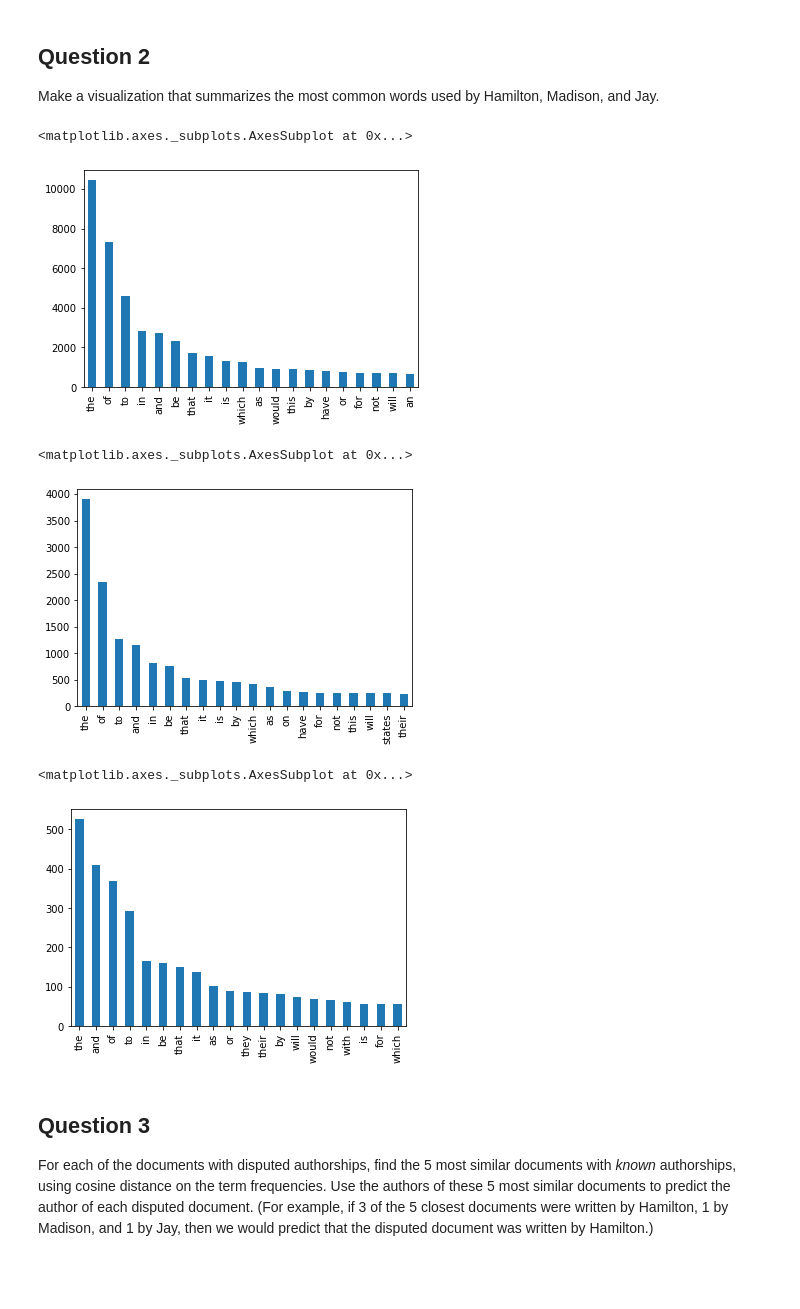
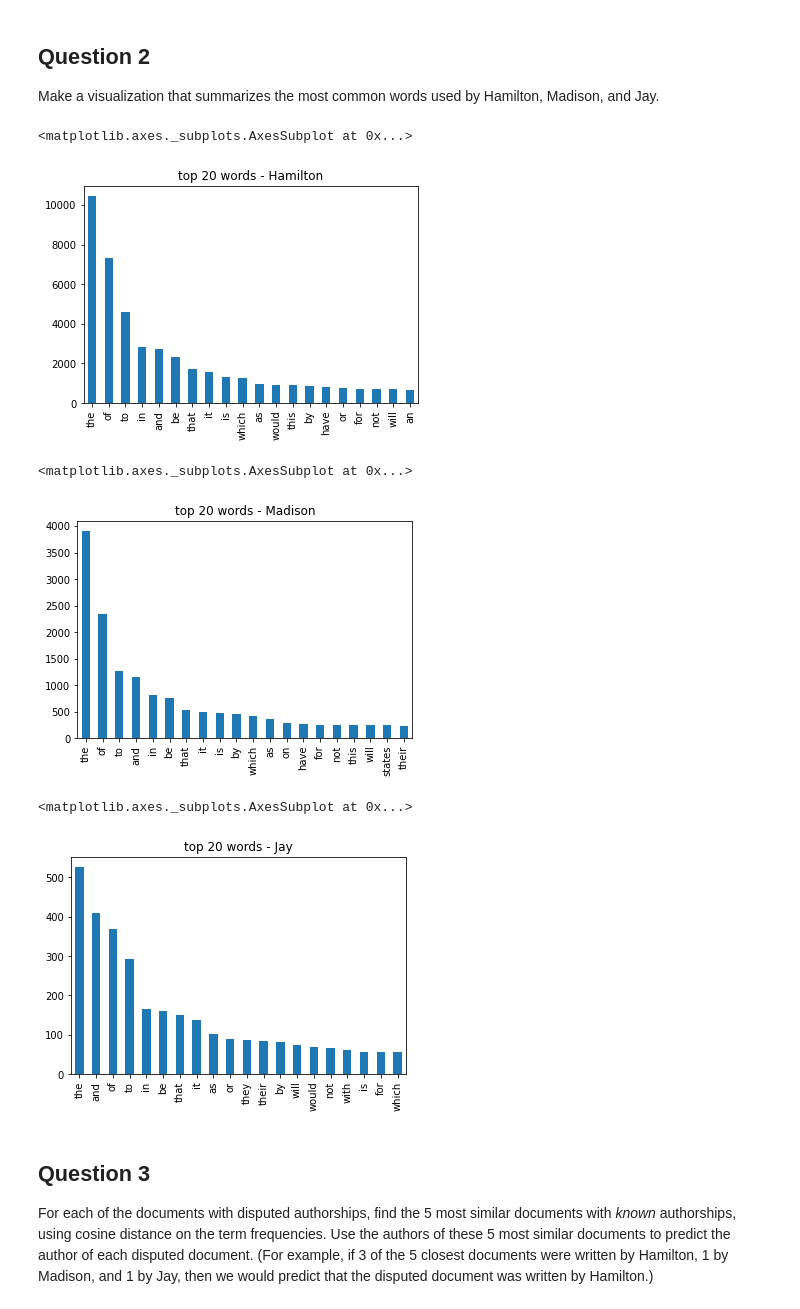
Before and after one commit to Cal-Poly-Data-301/lab-5-DylanC3, a Jupyter notebook: DATA_301_Lab_5_Dylan_Cho.ipynb, the cells around one changed output. Drawn from its saved outputs; the diff is of its cells as text; code cells hidden in the pictures; blank space fills up the shorter version.

```diff
--- a/DATA_301_Lab_5_Dylan_Cho.ipynb
+++ b/DATA_301_Lab_5_Dylan_Cho.ipynb
@@ -10,22 +10,7 @@ For 15 of the papers, however, the authorships remain disputed. (These papers ca
 import pandas as pd
 
 df_fed = pd.read_csv("https://dlsun.github.io/pods/data/federalist/authorship.csv")
-
-def author(a):
-  if pd.isnull(a) == True:
-    return "NA"
-  return a
-
-df_fed.Author = df_fed.Author.map(author)
-
-df_unknown = df_fed[df_fed.Author == "NA"] # df unknown has 15 unknown author
-NA_list = []
-for paper in df_unknown["Paper"]:
-  NA_list.append(paper)
+df_fed["Author"] = df_fed["Author"].fillna("NA")
-# %%
-df_fed.set_index("Paper")
-df_train = df_fed.drop(index=NA_list) # df train has 70 values of known authors -> unused so far
-# df_fed is all combined
 # %% [markdown]
 ## Question 1
 
@@ -75,30 +60,30 @@ Make a visualization that summarizes the most common words used by Hamilton, Mad
 # %%
 indices = []
 for index in df_fed[df_fed.Author == "Hamilton"].Paper:
   indices.append(index - 1) # index is 1 less than Paper number
 
-df_tf.loc[indices].sum(axis=0).sort_values(ascending=False).head(20).plot.bar() # top 20 visualization
+df_tf.loc[indices].sum(axis=0).sort_values(ascending=False).head(20).plot.bar(title="top 20 words - Hamilton") # top 20 visualization
 # %% [output]
 <matplotlib.axes._subplots.AxesSubplot at 0x...>
-[figure, old version]
+[figure, new version]
 # %%
 indices = []
 for index in df_fed[df_fed.Author == "Madison"].Paper:
   indices.append(index - 1) # index is 1 less than Paper number
 
-df_tf.loc[indices].sum(axis=0).sort_values(ascending=False).head(20).plot.bar() # top 20 visualization
+df_tf.loc[indices].sum(axis=0).sort_values(ascending=False).head(20).plot.bar(title="top 20 words - Madison") # top 20 visualization
 # %% [output]
 <matplotlib.axes._subplots.AxesSubplot at 0x...>
-[figure, old version]
+[figure, new version]
 # %%
 indices = []
 for index in df_fed[df_fed.Author == "Jay"].Paper:
   indices.append(index - 1) # index is 1 less than Paper number
 
-df_tf.loc[indices].sum(axis=0).sort_values(ascending=False).head(20).plot.bar() # top 20 visualization
+df_tf.loc[indices].sum(axis=0).sort_values(ascending=False).head(20).plot.bar(title="top 20 words - Jay") # top 20 visualization
 # %% [output]
 <matplotlib.axes._subplots.AxesSubplot at 0x...>
-[figure, old version]
+[figure, new version]
 # %% [markdown]
 ## Question 3
 
```
Also changed, not shown: parts of 6 cells of this notebook.
